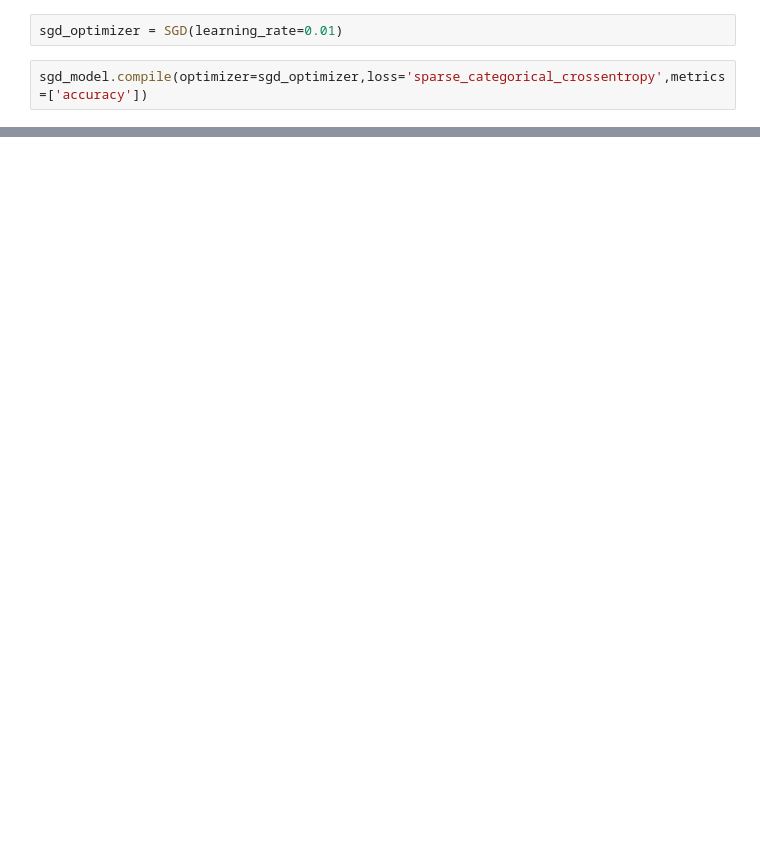
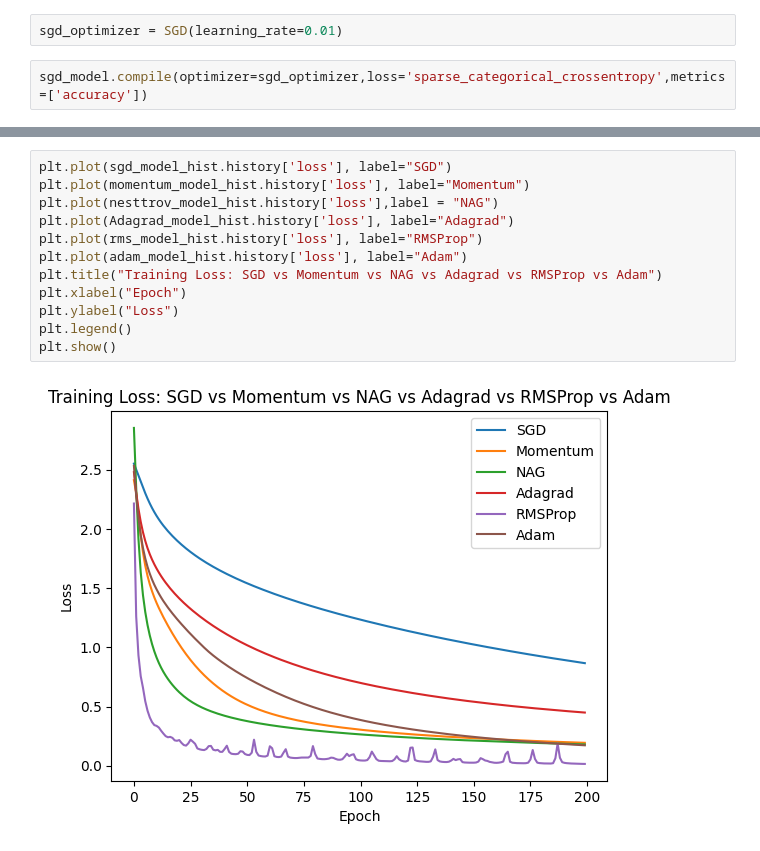
Before and after one commit to Ayush-dhabale/Deeplearning, a Jupyter notebook: notebooks/optimizers.ipynb, the cells around one changed output, grey strips where cells are left out. Saved outputs shown, nothing was run; the diff lists cells and outputs as text; blank space fills up the shorter version.

```diff
--- a/notebooks/optimizers.ipynb
+++ b/notebooks/optimizers.ipynb
@@ -147,0 +318,14 @@ plt.show()
+# %%
+plt.plot(sgd_model_hist.history['loss'], label="SGD")
+plt.plot(momentum_model_hist.history['loss'], label="Momentum")
+plt.plot(nesttrov_model_hist.history['loss'],label = "NAG")
+plt.plot(Adagrad_model_hist.history['loss'], label="Adagrad")
+plt.plot(rms_model_hist.history['loss'], label="RMSProp")
+plt.plot(adam_model_hist.history['loss'], label="Adam")
+plt.title("Training Loss: SGD vs Momentum vs NAG vs Adagrad vs RMSProp vs Adam")
+plt.xlabel("Epoch")
+plt.ylabel("Loss")
+plt.legend()
+plt.show()
+# %% [output]
+[figure, added]
```
Also changed, not shown: parts of 22 cells of this notebook, 2 other files.
